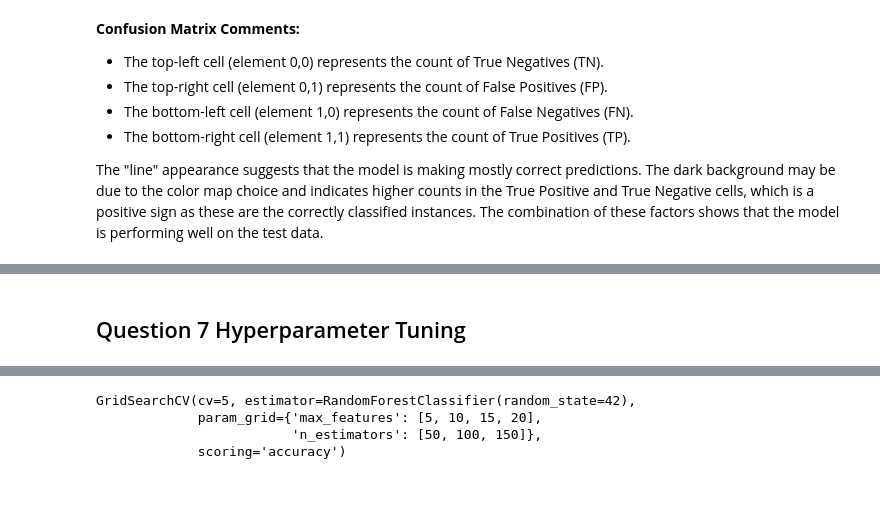
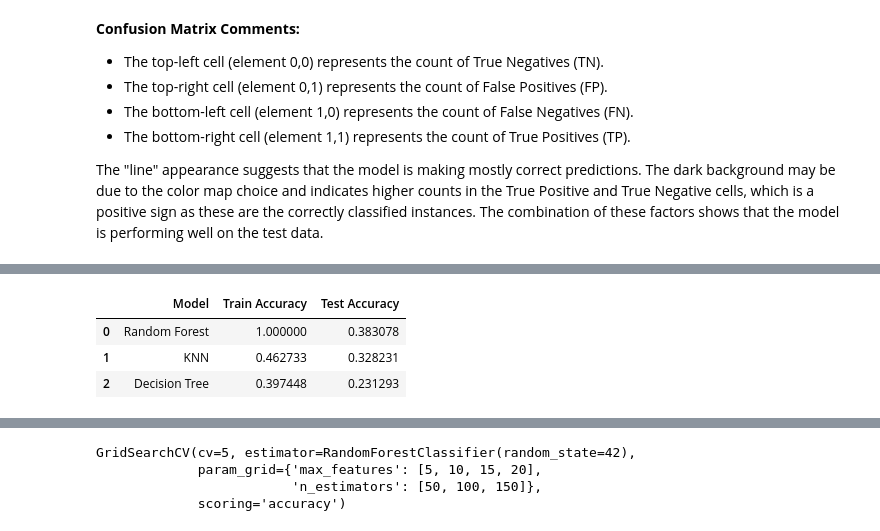
Before and after one commit to Fcazarez/RRC3_IntroAI_Project2_Random_Forest_Ensembles, a Jupyter notebook: Copy_of_Project2_Intro_AI_Random_Forest_Ensembles.ipynb, the cells around one changed output, grey strips where cells are left out. Drawn from its saved outputs; the diff is of its cells as text; code cells hidden in the pictures; blank space fills up the shorter version.

```diff
--- a/Copy_of_Project2_Intro_AI_Random_Forest_Ensembles.ipynb
+++ b/Copy_of_Project2_Intro_AI_Random_Forest_Ensembles.ipynb
@@ -431,15 +391,0 @@ print(results_bestk)
-# %%
-# model KNN  with k = 14, defined as a best k in the code before
-knn_classifier = KNeighborsClassifier(n_neighbors=14)
-
-# train the KNN
-knn_classifier.fit(X_train, y_train)
-
-# run the KNN with testing data
-y_train_pred_knn = knn_classifier.predict(X_train)
-y_test_pred_knn = knn_classifier.predict(X_test)
-
-
-#  training and testing accuracies
-train_accuracy_knn = accuracy_score(y_train, y_train_pred_knn)
-test_accuracy_knn = accuracy_score(y_test, y_test_pred_knn)
@@ -454,14 +391,0 @@ Testing Accuracy knn: 0.3307823129251701
-# %%
-# model without hyperparameters
-decision_tree_classifier = DecisionTreeClassifier(random_state=42)
-
-# traning
-decision_tree_classifier.fit(X_train, y_train)
-
-# run the decision tree with testing data
-y_train_pred_dt = decision_tree_classifier.predict(X_train)
-y_test_pred_dt = decision_tree_classifier.predict(X_test)
-
-#  training and testing accuracies
-train_accuracy_dt = accuracy_score(y_train, y_train_pred_dt)
-test_accuracy_dt = accuracy_score(y_test, y_test_pred_dt)
@@ -679,2 +531,15 @@ Evaluating the models, Random Forest appears to be the best based on average acc
-# %% [markdown]
-## Question 7 Hyperparameter Tuning
+# %%
+# Create a list of DataFrames to concatenate
+dataframes = [rf_results_df, knn_results_df, dt_results_df]
+
+# Concatenate the DataFrames vertically
+combined_results = pd.concat(dataframes, ignore_index=True)
+
+# Select the desired columns and display the DataFrame
+selected_columns = combined_results[['Model', 'Train Accuracy', 'Test Accuracy']]
+selected_columns
+# %% [output]
+|  | Model | Train Accuracy | Test Accuracy |
+| 0 | Random Forest | 1.000000 | 0.383078 |
+| 1 | KNN | 0.462733 | 0.328231 |
+| 2 | Decision Tree | 0.397448 | 0.231293 |
```
Also changed, not shown: parts of 25 cells of this notebook.
